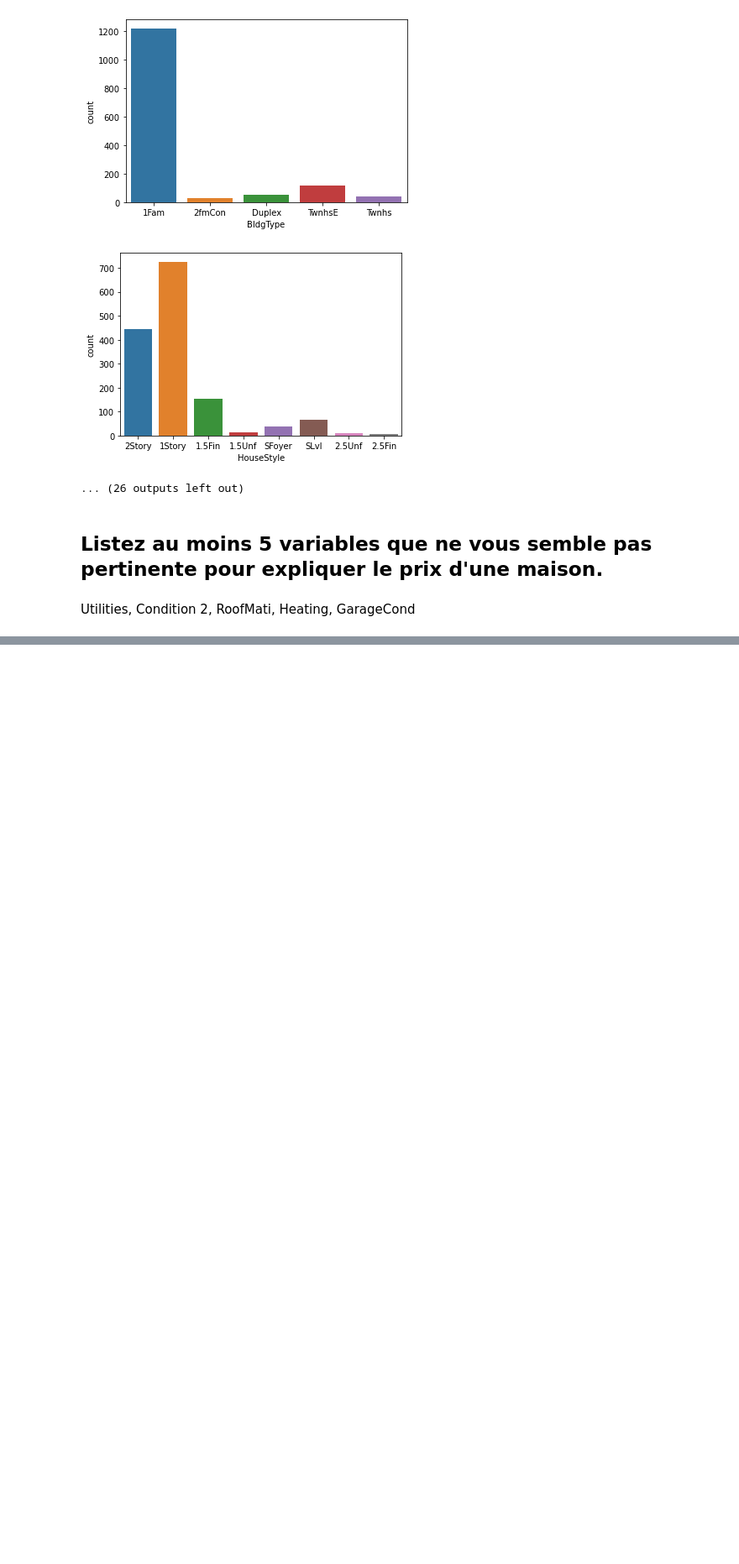
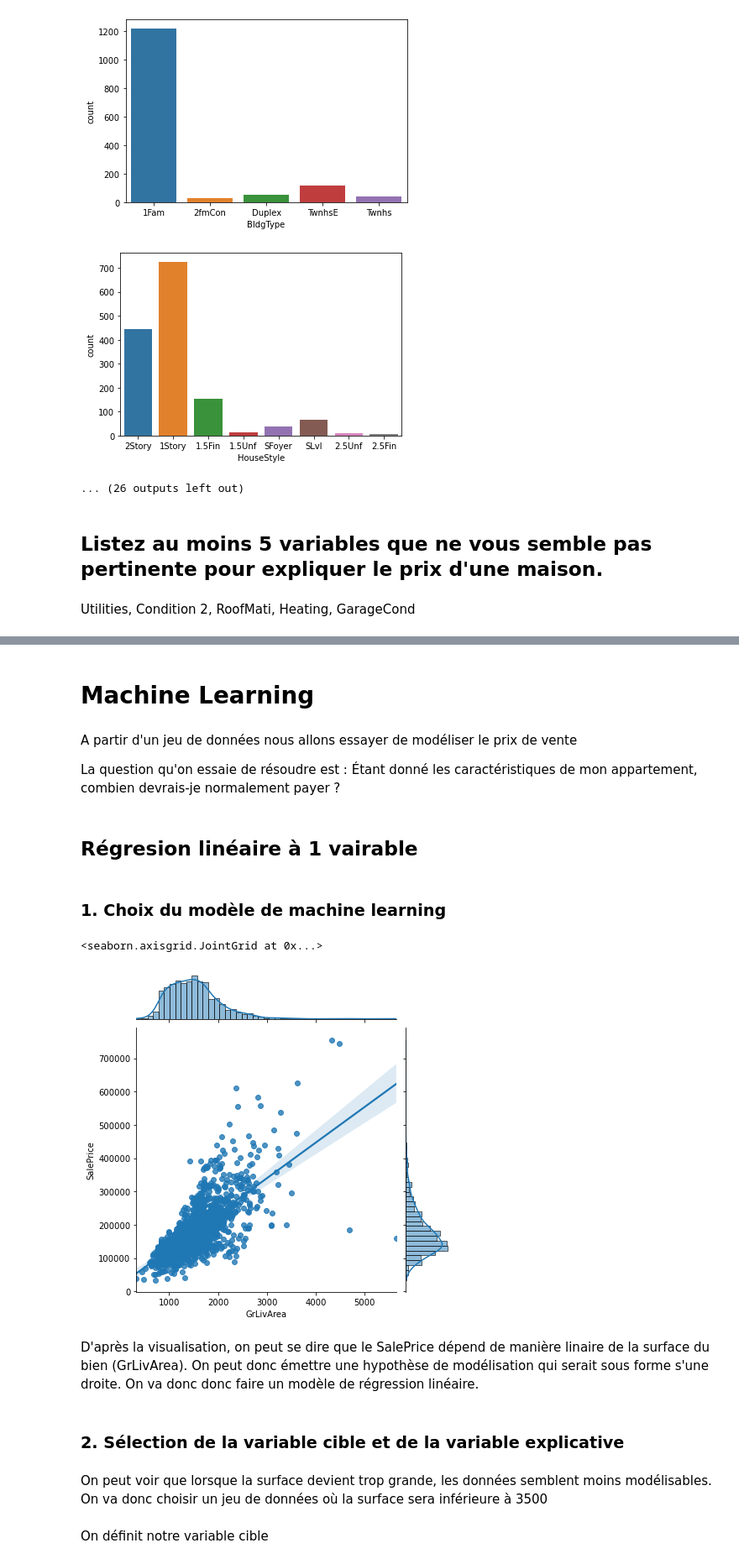
Before and after one commit to Josephine-coding/EDA_HouseSalePrice, a Jupyter notebook: Notebooks/Analyse Data.ipynb, the cells around one changed output, grey strips where cells are left out. Shown at 84% size. Cells and saved outputs as stored; diff of their text form; code cells hidden in the pictures; blank space fills up the shorter version.

```diff
--- a/Notebooks/Analyse Data.ipynb
+++ b/Notebooks/Analyse Data.ipynb
@@ -329,3 +329,24 @@ Si une variable à la même valeur dans tous le jeu de donnée elle n'a aucun in
 - Condition2 (98.97% Norm)
 - RoofMatl (98.22% CompShg)
 - Heating (97.81% en GasA)
+# %% [markdown]
+# Machine Learning
+# %% [markdown]
+A partir d'un jeu de données nous allons essayer de modéliser le prix de vente
+
+La question qu'on essaie de résoudre est : Étant donné les caractéristiques de mon appartement, combien devrais-je normalement payer ?
+# %% [markdown]
+## Régresion linéaire à 1 vairable
+# %% [markdown]
+### 1. Choix du modèle de machine learning
+# %%
+sns.jointplot(data=df3, y="SalePrice", x="GrLivArea", kind="reg")
+# %% [output]
+<seaborn.axisgrid.JointGrid at 0x...>
+[figure, added]
+# %% [markdown]
+D'après la visualisation, on peut se dire que le SalePrice dépend de manière linaire de la surface du bien (GrLivArea). On peut donc émettre une hypothèse de modélisation qui serait sous forme s'une droite. On va donc donc faire un modèle de régression linéaire.
+# %% [markdown]
+### 2. Sélection de la variable cible et de la variable explicative
+# %% [markdown]
+On peut voir que lorsque la surface devient trop grande, les données semblent moins modélisables. On va donc choisir un jeu de données où la surface sera inférieure à 3500
@@ -331,0 +355,2 @@ Si une variable à la même valeur dans tous le jeu de donnée elle n'a aucun in
+# %% [markdown]
+On définit notre variable cible
```
Also changed, not shown: parts of 85 cells of this notebook.
